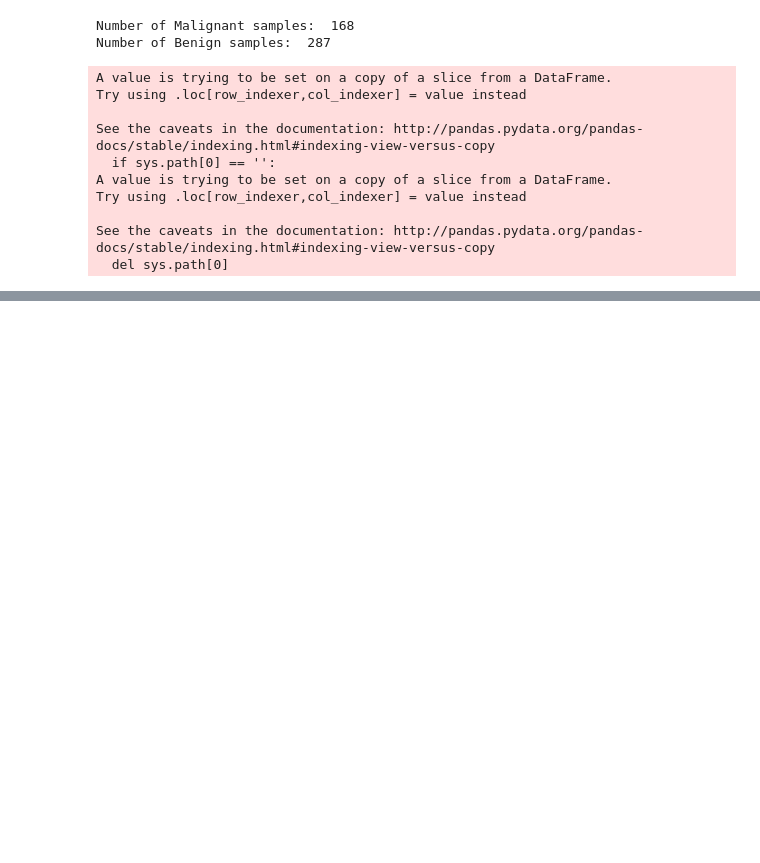
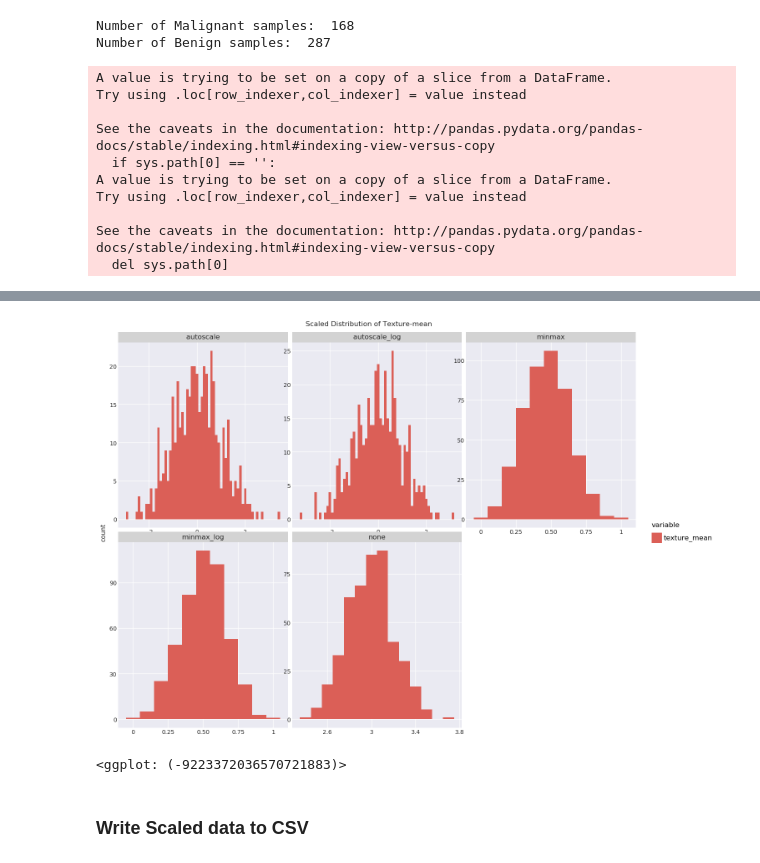
Before and after one commit to Machine-Learning-Group30/Project-Breast-Cancer, a Jupyter notebook: notebook/01-Data-Preprocessing.ipynb, the cells around one changed output, grey strips where cells are left out. Saved outputs shown, nothing was run; the diff lists cells and outputs as text; code cells hidden in the pictures; blank space fills up the shorter version.

Commit message:
Update code for visualizing different scaling methods
- log(1+p) and StandardScaling

```diff
--- a/notebook/01-Data-Preprocessing.ipynb
+++ b/notebook/01-Data-Preprocessing.ipynb
@@ -229 +193,50 @@ fig.savefig('../figures/eda_distribution_scale.png', dpi = 150)
+# %%
+# Store unscaled data from 10 variables
+no_scale = data_train_nolabel.copy()
+no_scale = no_scale[['texture_mean']]
+
+# Only autoscale the data
+autoscale = preprocessing.StandardScaler().fit_transform(no_scale)
+autoscale = pd.DataFrame(autoscale, columns = list(no_scale.columns))
+autoscale['transformation'] = ['autoscale'] * len(autoscale)
+
+# Only minmac scale
+minmax = preprocessing.MinMaxScaler().fit_transform(no_scale)
+minmax = pd.DataFrame(minmax, columns = list(no_scale.columns))
+minmax['transformation'] = ['minmax'] * len(minmax)
+
+# Log 1+p and autoscale the data
+autoscale_log = preprocessing.StandardScaler().fit_transform(np.log1p(no_scale))
+autoscale_log = pd.DataFrame(autoscale_log, columns = list(no_scale.columns))
+autoscale_log['transformation'] = ['autoscale_log'] * len(autoscale_log)
+
+# Log 1+p and minmax scale the data
+minmax_log = preprocessing.MinMaxScaler().fit_transform(np.log1p(no_scale))
+minmax_log = pd.DataFrame(minmax_log, columns = list(no_scale.columns))
+minmax_log['transformation'] = ['minmax_log'] * len(minmax_log)
+
+# No scaling
+no_scale['transformation'] = ['none'] * len(no_scale)
+
+# Combine all transformations into a single dataframe
+combined = pd.concat([no_scale, autoscale, minmax, autoscale_log, minmax_log])
+
+# Melt data to make it long
+combined = pd.melt(combined, ["transformation"],
+                   var_name="variable",
+                   value_name="value")
+# %%
+# Plot the difference scaling techniques
+(ggplot(combined, aes('value', fill = 'variable')) +
+    geom_histogram(binwidth = 0.1) +\
+    facet_wrap('transformation', scales = "free") + \
+    theme_seaborn() +\
+    xlab("") + ggtitle("Scaled Distribution of Texture-mean") +\
+    theme(figure_size=(16, 12))
+)
+# %% [output]
+[figure, added]
+<ggplot: (-9223372036570721883)>
+# %% [markdown]
+### Write Scaled data to CSV
 # %%
```
Also changed, not shown: parts of 7 cells of this notebook, 4 other files.
